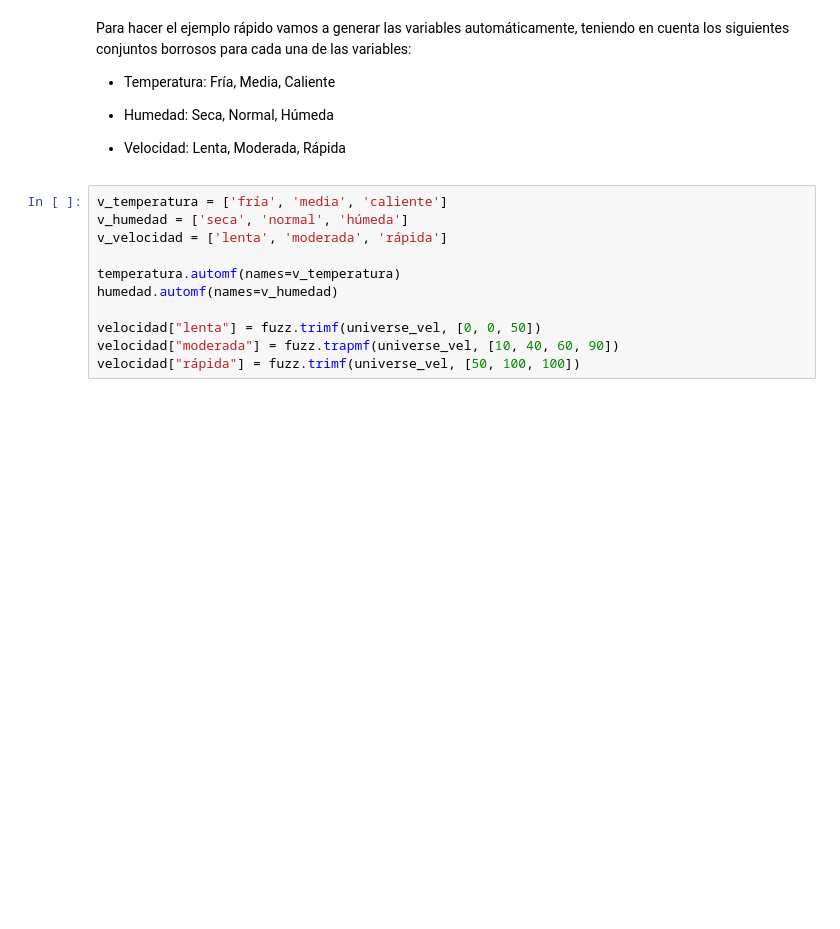
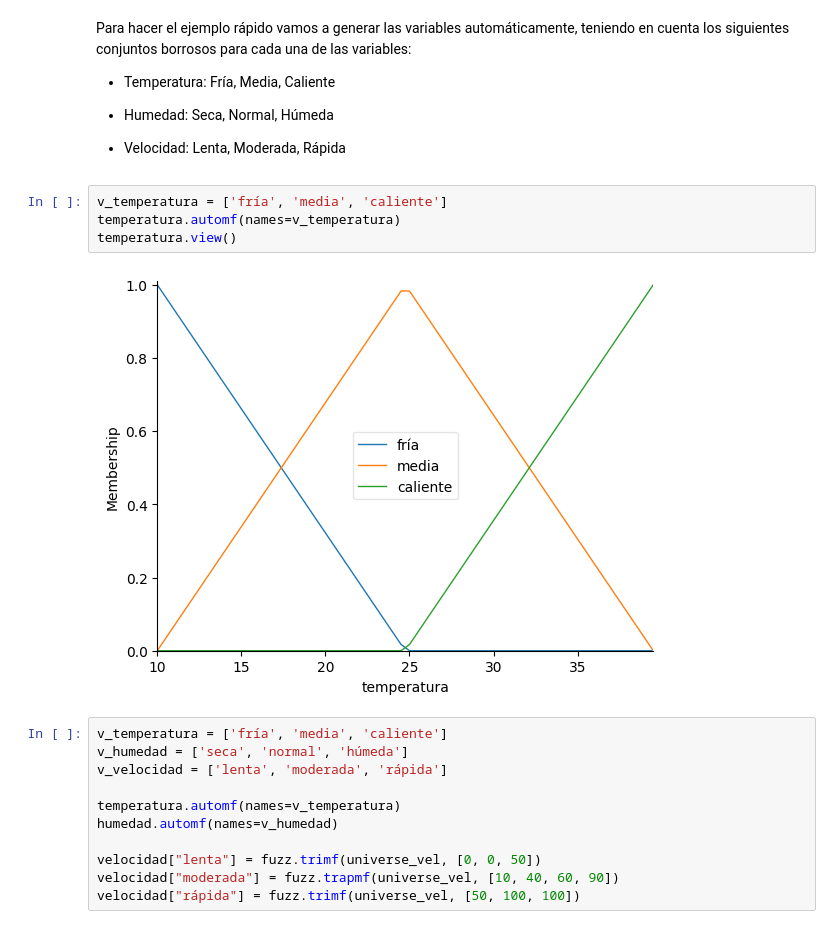
Before and after one commit to ibonetc/IA_EIA_Optativa, a Jupyter notebook: IA_FuzzySystem.ipynb, the cells around one changed output. Drawn from its saved outputs; the diff is of its cells as text; blank space fills up the shorter version.

```diff
--- a/IA_FuzzySystem.ipynb
+++ b/IA_FuzzySystem.ipynb
@@ -51,6 +51,12 @@ Para hacer el ejemplo rápido vamos a generar las variables automáticamente, te
 * Humedad: Seca, Normal, Húmeda
 
 * Velocidad: Lenta, Moderada, Rápida
+# %%
+v_temperatura = ['fría', 'media', 'caliente']
+temperatura.automf(names=v_temperatura)
+temperatura.view()
+# %% [output]
+[figure, added]
 # %%
 v_temperatura = ['fría', 'media', 'caliente']
 v_humedad = ['seca', 'normal', 'húmeda']
```
Also changed, not shown: parts of 23 cells of this notebook.
